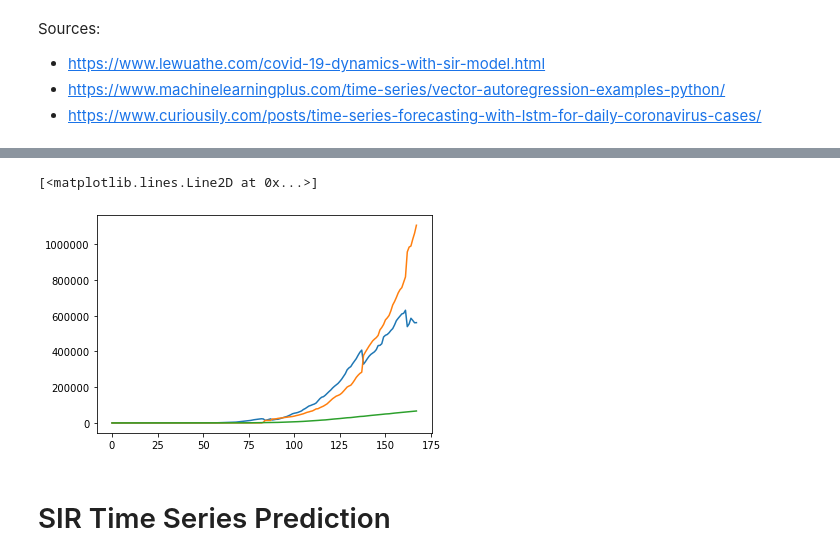
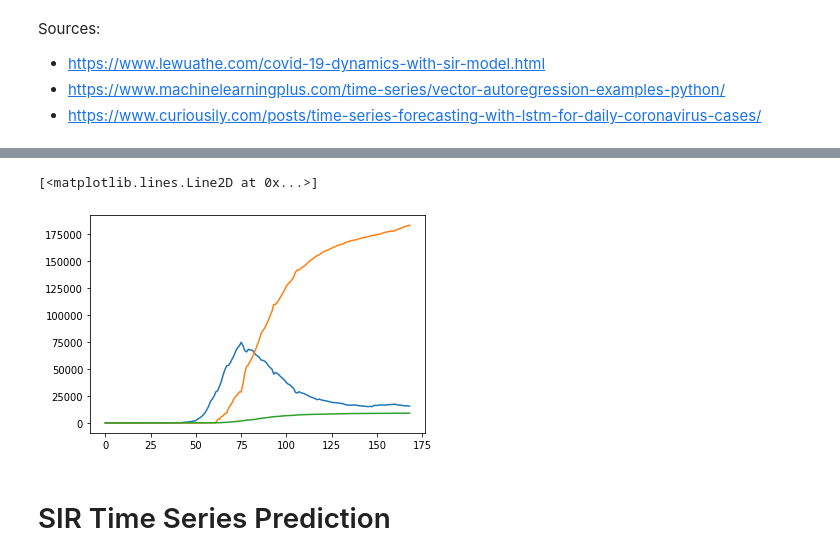
Before and after one commit to pierpaolo28/Epidemics-Modelling, a Jupyter notebook: notebooks/time_series.ipynb, the cells around one changed output, grey strips where cells are left out. Drawn from its saved outputs; the diff is of its cells as text; code cells hidden in the pictures.

```diff
--- a/notebooks/time_series.ipynb
+++ b/notebooks/time_series.ipynb
@@ -210,10 +228,10 @@ Name: Cases, Length: 168, dtype: int64
 # %%
-place = 'Brazil'
+place = 'Germany'
 plt.plot(data_list[0][data_list[0]['Country/Region']==place]['Cases'].values - data_list[1][data_list[1]['Country/Region']==place]['Cases'].values)
 plt.plot(data_list[1][data_list[0]['Country/Region']==place]['Cases'].values)
 plt.plot(data_list[2][data_list[0]['Country/Region']==place]['Cases'].values)
 # %% [output]
 [<matplotlib.lines.Line2D at 0x...>]
-[figure, old version]
+[figure, new version]
 # %% [markdown]
 # SIR Time Series Prediction
```
Also changed, not shown: parts of 55 cells of this notebook, 4 other files.
